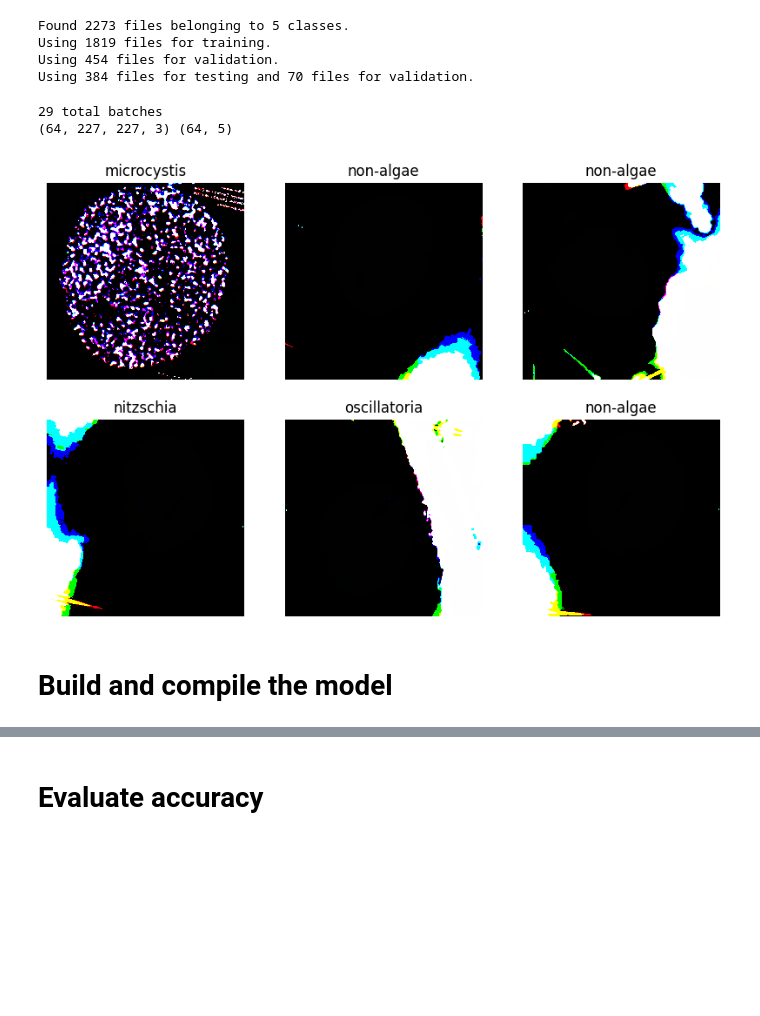
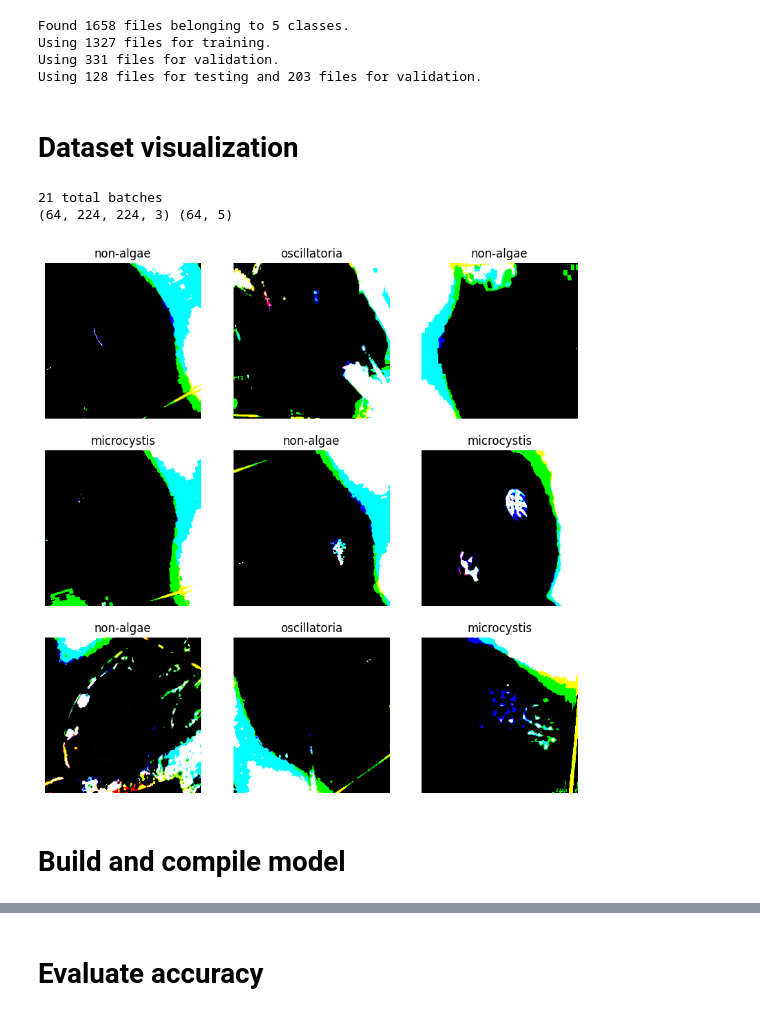
Before and after one commit to lynkos/algae-detection, a Jupyter notebook: model_development/algae_classification.ipynb, the cells around one changed output, grey strips where cells are left out. Saved outputs shown, nothing was run; the diff lists cells and outputs as text; code cells hidden in the pictures; blank space fills up the shorter version.

Commit message:
Update model

```diff
--- a/model_development/algae_classification.ipynb
+++ b/model_development/algae_classification.ipynb
@@ -8 +11,11 @@ import numpy as np
+# %%
+IMG_SIZE = 224
+BATCH_SIZE = 64
+VALIDATION_SPLIT = 0.2
+SEED = 123
+DS_PATH = path.join(Path(getcwd()).parents[0], 'dataset')
+ALL_PATH = path.join(DS_PATH, 'all_data')
+TRAIN_PATH = path.join(DS_PATH, 'train')
+VALID_PATH = path.join(DS_PATH, 'valid')
+CATEGORIES = sorted([ dir_name for dir_name in listdir(ALL_PATH) if path.isdir(path.join(ALL_PATH, dir_name)) ]) # DS_PATH
 # %% [markdown]
@@ -15,31 +26,22 @@ def get_directory(directory_name: str) -> str:
 # %%
-IMG_SIZE = 227
-BATCH_SIZE = 64
-VALIDATION_SPLIT = 0.2
-
-def file_count(dir_name: str) -> int:
-    return len(np.concatenate([i for _, i in dir_name], axis=0))
-
-def get_images(dir_name: str):
-    return keras.preprocessing.image_dataset_from_directory(get_directory(dir_name),
+train_ds, valid_ds = preprocessing.image_dataset_from_directory(ALL_PATH,
                                                             #color_mode='grayscale',
                                                             subset='both',
                                                             label_mode='categorical',
                                                             validation_split=VALIDATION_SPLIT,
-                                                            seed=1,
+                                                            seed=SEED,
                                                             image_size=(IMG_SIZE, IMG_SIZE),
                                                             batch_size=BATCH_SIZE,
-                                                            shuffle=True)
+                                                            shuffle=True
+                                                            )
 
-train_ds, valid_ds = get_images('all_data')
-
-count = (3 * tf.data.experimental.cardinality(valid_ds)) // 4
+count = (2 * data.experimental.cardinality(valid_ds)) // 5
 test_ds = valid_ds.take(count)
 valid_ds = valid_ds.skip(count)
 
 print("Using", file_count(test_ds), "files for testing and", file_count(valid_ds), "files for validation.")
 # %% [output]
-Found 2273 files belonging to 5 classes.
-Using 1819 files for training.
-Using 454 files for validation.
-Using 384 files for testing and 70 files for validation.
+Found 1658 files belonging to 5 classes.
+Using 1327 files for training.
+Using 331 files for validation.
+Using 128 files for testing and 203 files for validation.
@@ -65,20 +48,35 @@ test_set_normalized = test_ds.map(lambda imgs, labels: (normalization_layer(imgs
+# %% [markdown]
+# Dataset visualization
+# %%
+data_augmentation = Sequential([
+    layers.RandomFlip('horizontal_and_vertical'),
+    layers.RandomRotation(0.1),
+    # layers.RandomZoom(-0.1),
+    # layers.RandomTranslation(0.1, 0.1)
+    ])
+
+def preprocess(img, label):
+    return data_augmentation(image.per_image_standardization(img)), label
+
+train_ds = train_ds.map(preprocess, num_parallel_calls=data.AUTOTUNE)
+valid_ds = valid_ds.map(preprocess, num_parallel_calls=data.AUTOTUNE)
+test_ds = test_ds.map(preprocess, num_parallel_calls=data.AUTOTUNE)
 # %%
-CATEGORIES = sorted([ 'closterium', 'microcystis', 'nitzschia', 'non-algae', 'oscillatoria' ])
-print(len(train_set_normalized), 'total batches')
+print(len(train_ds), 'total batches')
 
-plt.figure(figsize=(10, 10))
-for images, labels in train_set_normalized.take(1):
+figure(figsize=(10, 10))
+for images, labels in train_ds.take(1):
     print(images.shape, labels.shape)
-    for i in range(6):
-        ax = plt.subplot(3, 3, i + 1)
-        plt.imshow(images[i].numpy().astype("uint8"), cmap='binary_r')
-        plt.title(CATEGORIES[labels[i].numpy().argmax()])
-        plt.axis("off")
+    for i in range(9):
+        ax = subplot(3, 3, i + 1)
+        imshow(images[i].numpy().astype("uint8"))
+        title(CATEGORIES[labels[i].numpy().argmax()])
+        axis("off")
 # %% [output]
-29 total batches
-(64, 227, 227, 3) (64, 5)
+21 total batches
+(64, 224, 224, 3) (64, 5)
-[figure, old version]
+[figure, new version]
 # %% [markdown]
-# Build and compile the model
+# Build and compile model
 # %%
 # Prefetching samples in GPU memory helps maximize GPU utilization
```
Also changed, not shown: parts of 18 cells of this notebook.
